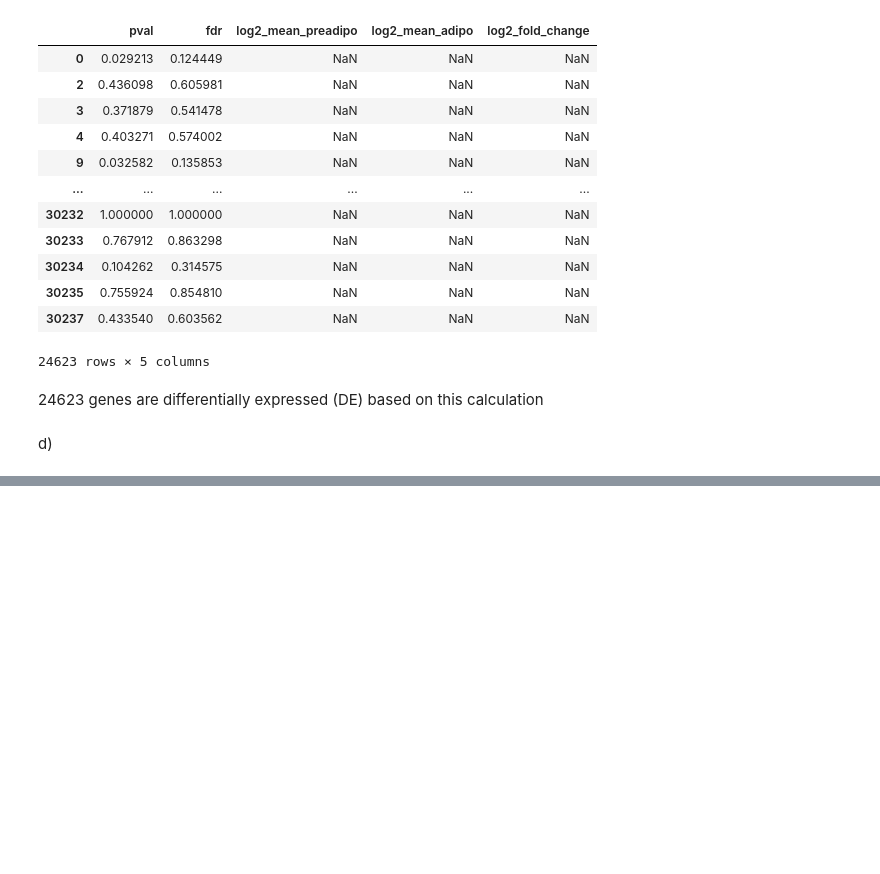
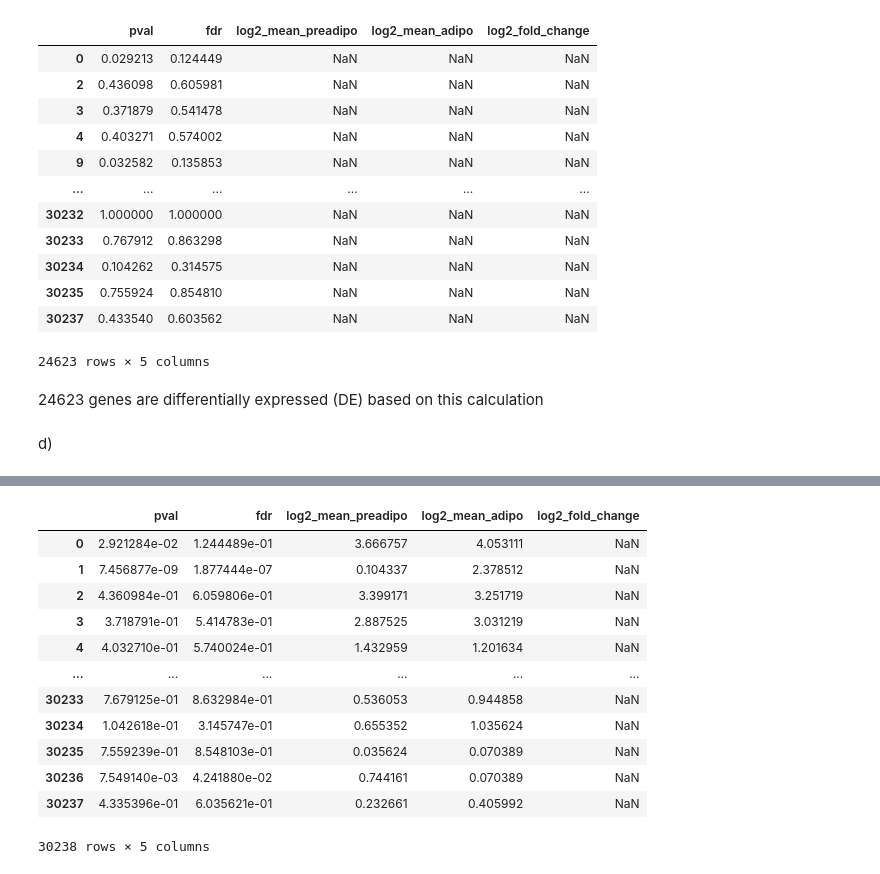
Before and after one commit to CamilleChallier/Transcriptomics_project, a Jupyter notebook: wesley.ipynb, the cells around one changed output, grey strips where cells are left out. Drawn from its saved outputs; the diff is of its cells as text; code cells hidden in the pictures; blank space fills up the shorter version.

```diff
--- a/wesley.ipynb
+++ b/wesley.ipynb
@@ -381,0 +386,19 @@ d)
+# %%
+de_results["log2_mean_preadipo"] = np.log2(transcriptomics.iloc[:,1:41].mean(axis=1)+1).reset_index(drop=True)
+de_results["log2_mean_adipo"] = np.log2(transcriptomics.iloc[:,41:81].mean(axis=1)+1).reset_index(drop=True)
+
+de_results
+# %% [output]
+|  | pval | fdr | log2_mean_preadipo | log2_mean_adipo | log2_fold_change |
+| 0 | 2.921284e-02 | 1.244489e-01 | 3.666757 | 4.053111 | NaN |
+| 1 | 7.456877e-09 | 1.877444e-07 | 0.104337 | 2.378512 | NaN |
+| 2 | 4.360984e-01 | 6.059806e-01 | 3.399171 | 3.251719 | NaN |
+| 3 | 3.718791e-01 | 5.414783e-01 | 2.887525 | 3.031219 | NaN |
+| 4 | 4.032710e-01 | 5.740024e-01 | 1.432959 | 1.201634 | NaN |
+| ... | ... | ... | ... | ... | ... |
+| 30233 | 7.679125e-01 | 8.632984e-01 | 0.536053 | 0.944858 | NaN |
+| 30234 | 1.042618e-01 | 3.145747e-01 | 0.655352 | 1.035624 | NaN |
+| 30235 | 7.559239e-01 | 8.548103e-01 | 0.035624 | 0.070389 | NaN |
+| 30236 | 7.549140e-03 | 4.241880e-02 | 0.744161 | 0.070389 | NaN |
+| 30237 | 4.335396e-01 | 6.035621e-01 | 0.232661 | 0.405992 | NaN |
+30238 rows × 5 columns
```
Also changed, not shown: parts of 7 cells of this notebook.
